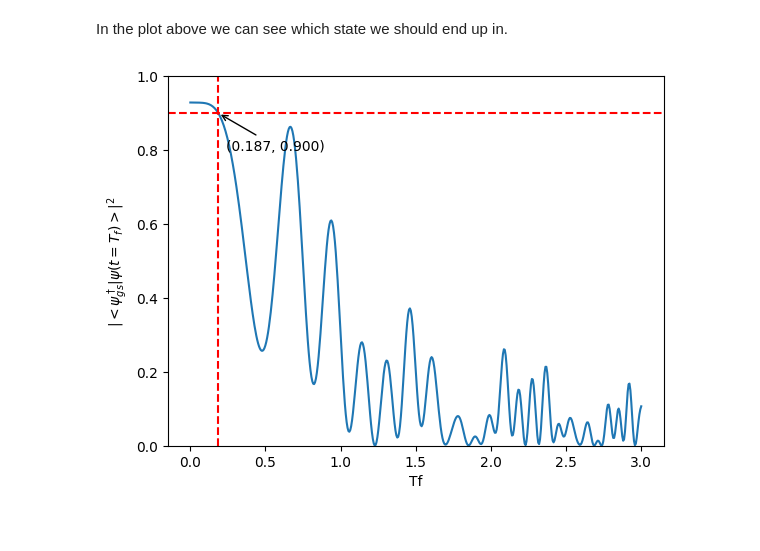
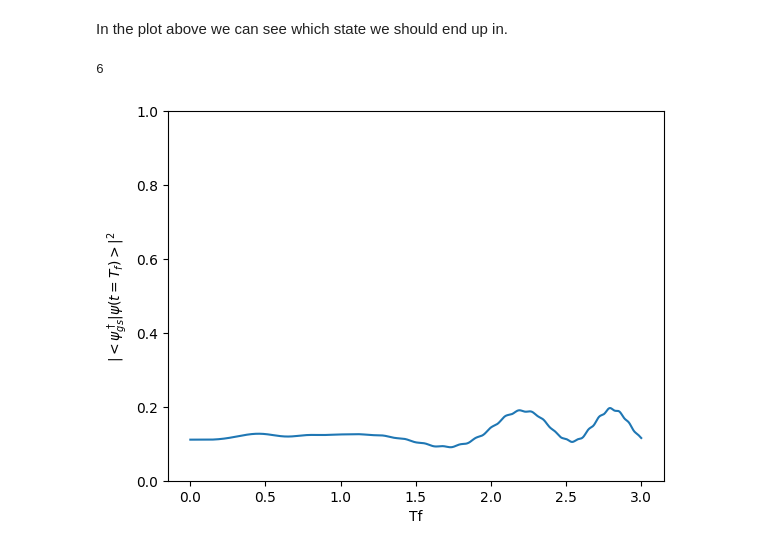
Before and after one commit to Secretmud/zermelos-navigation-problem, a Jupyter notebook: src/yves_method.ipynb, the cells around one changed output. Drawn from its saved outputs; the diff is of its cells as text; code cells hidden in the pictures.

```diff
--- a/src/yves_method.ipynb
+++ b/src/yves_method.ipynb
@@ -11,14 +11,16 @@ import itertools
 memory = Memory(location=".joblib_cache", verbose=0)
 
 N = 2
-nsteps = 500
+nsteps = 2000
 T_0 = 0.001
 T_f = 3
 # Setup the psi_gs
 beta = -1
-Hf_gs = H_B(N) + T_f * H_P(N) + beta*H_D(N, X)
+Hf_gs = H_B(N) + T_f * H_P(N)
 E, V = np.linalg.eigh(Hf_gs)
-psi_gs = E / np.linalg.norm(E)
+print(E[0])
+psi_gs = V[:, 0]
+
 print(psi_gs)
 ts = np.linspace(T_0, T_f, nsteps)
 f_all = False
@@ -111,7 +113,7 @@ plt.show()
 In the plot above we can see which state we should end up in.
 # %%
 @memory.cache
-def yves_TDSE(Hi, Hf, T, steps=3000):
+def yves_TDSE(Hi, Hf, T, steps=9000):
     dt = T / steps
     psi = 1/np.sqrt(3**N)*np.ones(3**N, dtype='complex')
     eA = sp.linalg.expm(-1j * Hf * dt**2 / 4.0)
@@ -136,38 +138,43 @@ def yves_TDSE(Hi, Hf, T, steps=3000):
 fidelities = []
 dts = []
 gs_idx = np.argmax(psi_gs)
-#gammas = np.linspace(0, 1, 100)
+print(gs_idx)
+# gammas = np.linspace(0, 1, 100)
 Hi = beta * H_D(N, X)
 #ts = np.linspace(1.5, 3, 100)
 for t in ts:
     Hf = H_B(N) + t * H_P(N)
+    # Compute TDSE for different Tf's and use the returned psi to compute fidelity.
     psi = yves_TDSE(Hi, Hf, t)
-    fidelity = np.abs(np.vdot(psi_gs, psi))**2
+    # Use the position of the ground state, i.e 6 and use the data that position of the psi, since everything else in the gs is 0.
+    fidelity = np.abs(psi[gs_idx])**2
     fidelities.append(fidelity)
 
 plt.figure()
 plt.ylim(0, 1)
 plt.xlabel("Tf")
 plt.ylabel(r"$ |<\psi^\dagger_{gs} | \psi(t=T_f)>|^2 $")
 plt.plot(ts, fidelities)
 search_point = 0.8
 
 if not f_all:
     for yval in fidelities:
         if search_point +0.1 > yval > search_point - 0.1:
             index = fidelities.index(yval)
             xval = ts[index]
             # plt.plot(gammas[index], f, 'ro')
             plt.axhline(y=yval,  color='r', linestyle='--', label='Ideal Fidelity')
             plt.axvline(x=xval,  color='r', linestyle='--', label='Ideal Fidelity')
 
             # annotate the point
             plt.annotate(f'({xval:.3f}, {yval:.3f})',
                  xy=(xval, yval),
                  xytext=(xval + 0.05, yval - 0.1),
                  arrowprops=dict(facecolor='black', arrowstyle='->'))
 
             break
+plt.savefig(f"{N=}-different_Tf.pdf")
 plt.show()
 # %% [output]
+6
-[figure, old version]
+[figure, new version]
```
Also changed, not shown: parts of 1 cell of this notebook, 1 other file.
